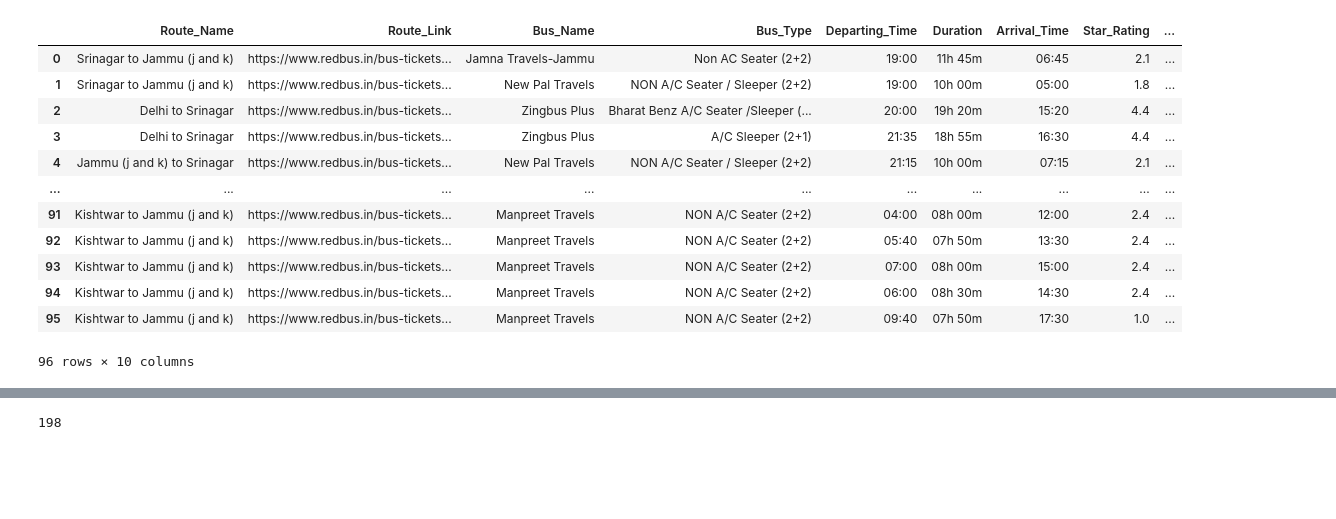
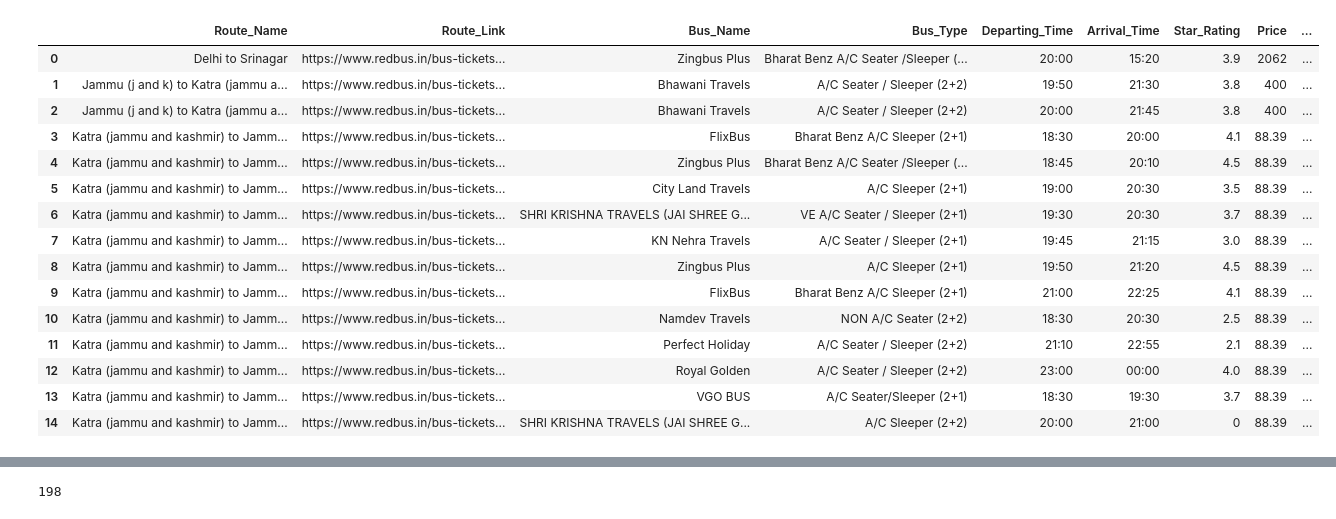
Before and after one commit to MukilaDevi290/Redbus, a Jupyter notebook: testing.ipynb, the cells around one changed output, grey strips where cells are left out. Drawn from its saved outputs; the diff is of its cells as text; code cells hidden in the pictures; blank space fills up the shorter version.

```diff
--- a/testing.ipynb
+++ b/testing.ipynb
@@ -547,6 +583,7 @@ from selenium import webdriver
 from selenium.webdriver.common.by import By
 from selenium.webdriver.support.ui import WebDriverWait
 from selenium.webdriver.support import expected_conditions as EC
+import re
 
 
 def initialize_driver():
@@ -584,25 +621,32 @@ def scrape_bus_details(driver, url, route_name):
         bus_name_elements = driver.find_elements(By.XPATH, "//div[@class='travels lh-24 f-bold d-color']")
         bus_type_elements = driver.find_elements(By.XPATH, "//div[@class='bus-type f-12 m-top-16 l-color evBus']")
         departing_time_elements = driver.find_elements(By.XPATH, "//div[@class='dp-time f-19 d-color f-bold']")
-        duration_elements = driver.find_elements(By.XPATH, "//div[@class='dur l-color lh-24']")
         arrival_elements = driver.find_elements(By.XPATH, "//div[@class='bp-time f-19 d-color disp-Inline']")
         star_rating_elements = driver.find_elements(By.XPATH, "//div[@class='rating-sec lh-24']")
-        fare_element = driver.find_element(By.XPATH, "//div[@class='fare d-block']")
+        fare_element = driver.find_element(By.CSS_SELECTOR, "span.f-bold.f-19")
         seat_availability_elements = driver.find_elements(By.XPATH, "//div[@class='seat-left m-top-30']")
 
         bus_details = []
         for i in range(len(bus_name_elements)):
+            if i < len(seat_availability_elements):
+                seat_text = seat_availability_elements[i].text
+            else:
+                seat_text = '0'  # Default to '0' if no seat availability element found
+
+
+            # Extract numeric part using regex
+            seat_number = re.search(r'\d+', seat_text)
+            seat_number = seat_number.group() if seat_number else '0'
             bus_detail = {
                 "Route_Name": route_name,
                 "Route_Link": url,
                 "Bus_Name": bus_name_elements[i].text,
                 "Bus_Type": bus_type_elements[i].text,
                 "Departing_Time": departing_time_elements[i].text,
-                "Duration": duration_elements[i].text,
                 "Arrival_Time": arrival_elements[i].text,
                 "Star_Rating": star_rating_elements[i].text if i < len(star_rating_elements) else '0',
                 "Price": fare_element.text,
-                "Seat_Availability": seat_availability_elements[i].text if i < len(seat_availability_elements) else '0'
+                "Seat_Availability": seat_number
             }
             bus_details.append(bus_detail)
 
@@ -652,28 +696,30 @@ all_bus_details = scrape_all_pages()
 # Convert the list of dictionaries to a DataFrame
 df5 = pd.DataFrame(all_bus_details)
 
-# Save the DataFrame to a CSV file
-df5.to_csv('jksrtc_bus_details.csv', index=False)
+#create a dataframe jksrtc
+jksrtc_bus_df=df5
 
-#loading
-
-df5 = pd.read_csv('jksrtc_bus_details.csv')
+#save  a dataframe to csv also
+jksrtc_bus_df.to_csv("jksrtc_bus_details.csv", index=False)  # Save without the index column
-# %%
-df5
-# %% [output]
-|  | Route_Name | Route_Link | Bus_Name | Bus_Type | Departing_Time | Duration | Arrival_Time | Star_Rating | ... |
-| 0 | Srinagar to Jammu (j and k) | https://www.redbus.in/bus-tickets... | Jamna Travels-Jammu | Non AC Seater (2+2) | 19:00 | 11h 45m | 06:45 | 2.1 | ... |
-| 1 | Srinagar to Jammu (j and k) | https://www.redbus.in/bus-tickets... | New Pal Travels | NON A/C Seater / Sleeper (2+2) | 19:00 | 10h 00m | 05:00 | 1.8 | ... |
-| 2 | Delhi to Srinagar | https://www.redbus.in/bus-tickets... | Zingbus Plus | Bharat Benz A/C Seater /Sleeper (... | 20:00 | 19h 20m | 15:20 | 4.4 | ... |
-| 3 | Delhi to Srinagar | https://www.redbus.in/bus-tickets... | Zingbus Plus | A/C Sleeper (2+1) | 21:35 | 18h 55m | 16:30 | 4.4 | ... |
-| 4 | Jammu (j and k) to Srinagar | https://www.redbus.in/bus-tickets... | New Pal Travels | NON A/C Seater / Sleeper (2+2) | 21:15 | 10h 00m | 07:15 | 2.1 | ... |
-| ... | ... | ... | ... | ... | ... | ... | ... | ... | ... |
-| 91 | Kishtwar to Jammu (j and k) | https://www.redbus.in/bus-tickets... | Manpreet Travels | NON A/C Seater (2+2) | 04:00 | 08h 00m | 12:00 | 2.4 | ... |
-| 92 | Kishtwar to Jammu (j and k) | https://www.redbus.in/bus-tickets... | Manpreet Travels | NON A/C Seater (2+2) | 05:40 | 07h 50m | 13:30 | 2.4 | ... |
-| 93 | Kishtwar to Jammu (j and k) | https://www.redbus.in/bus-tickets... | Manpreet Travels | NON A/C Seater (2+2) | 07:00 | 08h 00m | 15:00 | 2.4 | ... |
-| 94 | Kishtwar to Jammu (j and k) | https://www.redbus.in/bus-tickets... | Manpreet Travels | NON A/C Seater (2+2) | 06:00 | 08h 30m | 14:30 | 2.4 | ... |
-| 95 | Kishtwar to Jammu (j and k) | https://www.redbus.in/bus-tickets... | Manpreet Travels | NON A/C Seater (2+2) | 09:40 | 07h 50m | 17:30 | 1.0 | ... |
-96 rows × 10 columns
+# %%
+jksrtc_bus_df
+# %% [output]
+|  | Route_Name | Route_Link | Bus_Name | Bus_Type | Departing_Time | Arrival_Time | Star_Rating | Price | ... |
+| 0 | Delhi to Srinagar | https://www.redbus.in/bus-tickets... | Zingbus Plus | Bharat Benz A/C Seater /Sleeper (... | 20:00 | 15:20 | 3.9 | 2062 | ... |
+| 1 | Jammu (j and k) to Katra (jammu a... | https://www.redbus.in/bus-tickets... | Bhawani Travels | A/C Seater / Sleeper (2+2) | 19:50 | 21:30 | 3.8 | 400 | ... |
+| 2 | Jammu (j and k) to Katra (jammu a... | https://www.redbus.in/bus-tickets... | Bhawani Travels | A/C Seater / Sleeper (2+2) | 20:00 | 21:45 | 3.8 | 400 | ... |
+| 3 | Katra (jammu and kashmir) to Jamm... | https://www.redbus.in/bus-tickets... | FlixBus | Bharat Benz A/C Sleeper (2+1) | 18:30 | 20:00 | 4.1 | 88.39 | ... |
+| 4 | Katra (jammu and kashmir) to Jamm... | https://www.redbus.in/bus-tickets... | Zingbus Plus | Bharat Benz A/C Seater /Sleeper (... | 18:45 | 20:10 | 4.5 | 88.39 | ... |
+| 5 | Katra (jammu and kashmir) to Jamm... | https://www.redbus.in/bus-tickets... | City Land Travels | A/C Sleeper (2+1) | 19:00 | 20:30 | 3.5 | 88.39 | ... |
+| 6 | Katra (jammu and kashmir) to Jamm... | https://www.redbus.in/bus-tickets... | SHRI KRISHNA TRAVELS (JAI SHREE G... | VE A/C Seater / Sleeper (2+1) | 19:30 | 20:30 | 3.7 | 88.39 | ... |
+| 7 | Katra (jammu and kashmir) to Jamm... | https://www.redbus.in/bus-tickets... | KN Nehra Travels | A/C Seater / Sleeper (2+1) | 19:45 | 21:15 | 3.0 | 88.39 | ... |
+| 8 | Katra (jammu and kashmir) to Jamm... | https://www.redbus.in/bus-tickets... | Zingbus Plus | A/C Sleeper (2+1) | 19:50 | 21:20 | 4.5 | 88.39 | ... |
+| 9 | Katra (jammu and kashmir) to Jamm... | https://www.redbus.in/bus-tickets... | FlixBus | Bharat Benz A/C Sleeper (2+1) | 21:00 | 22:25 | 4.1 | 88.39 | ... |
+| 10 | Katra (jammu and kashmir) to Jamm... | https://www.redbus.in/bus-tickets... | Namdev Travels | NON A/C Seater (2+2) | 18:30 | 20:30 | 2.5 | 88.39 | ... |
+| 11 | Katra (jammu and kashmir) to Jamm... | https://www.redbus.in/bus-tickets... | Perfect Holiday | A/C Seater / Sleeper (2+2) | 21:10 | 22:55 | 2.1 | 88.39 | ... |
+| 12 | Katra (jammu and kashmir) to Jamm... | https://www.redbus.in/bus-tickets... | Royal Golden | A/C Seater / Sleeper (2+2) | 23:00 | 00:00 | 4.0 | 88.39 | ... |
+| 13 | Katra (jammu and kashmir) to Jamm... | https://www.redbus.in/bus-tickets... | VGO BUS | A/C Seater/Sleeper (2+1) | 18:30 | 19:30 | 3.7 | 88.39 | ... |
+| 14 | Katra (jammu and kashmir) to Jamm... | https://www.redbus.in/bus-tickets... | SHRI KRISHNA TRAVELS (JAI SHREE G... | A/C Sleeper (2+2) | 20:00 | 21:00 | 0 | 88.39 | ... |
 # %%
 ###upsrtc###
     #6666
```
Also changed, not shown: parts of 35 cells of this notebook, 1 other file.
